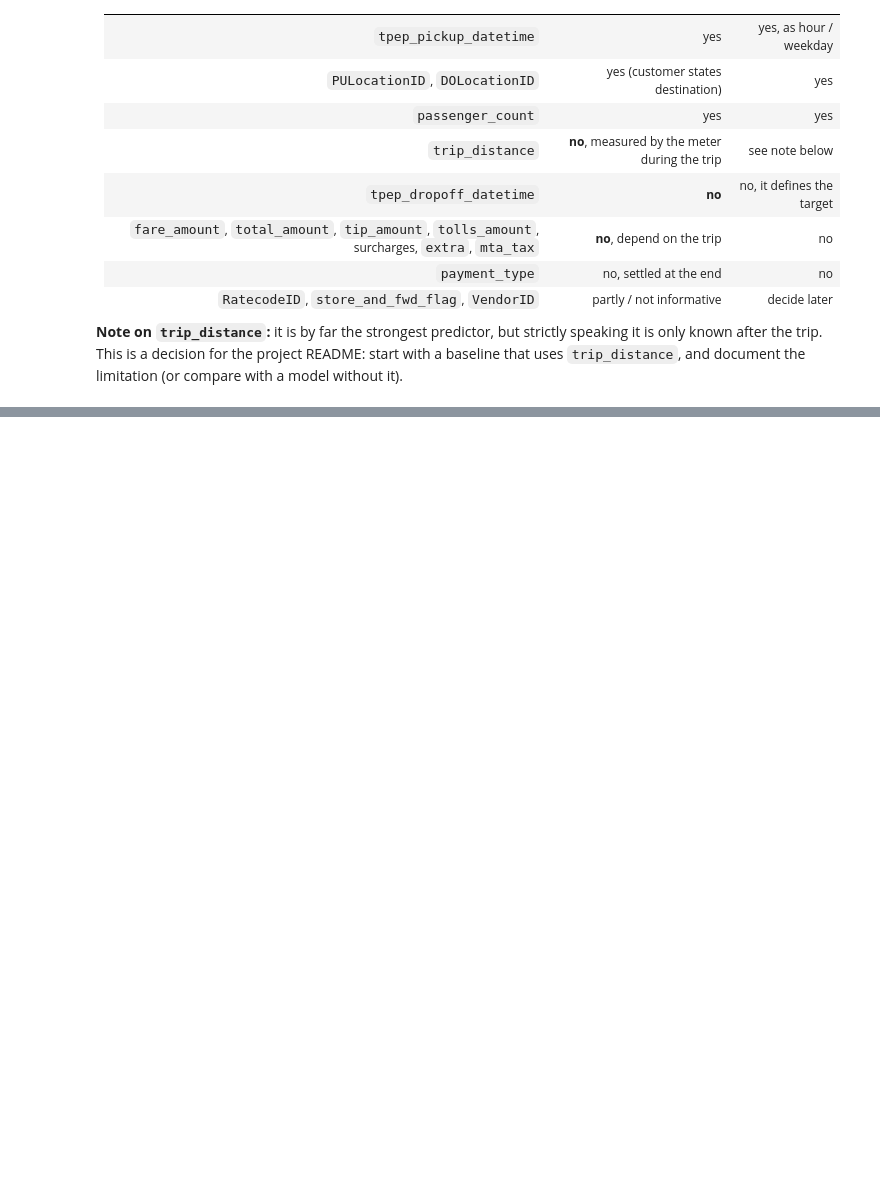
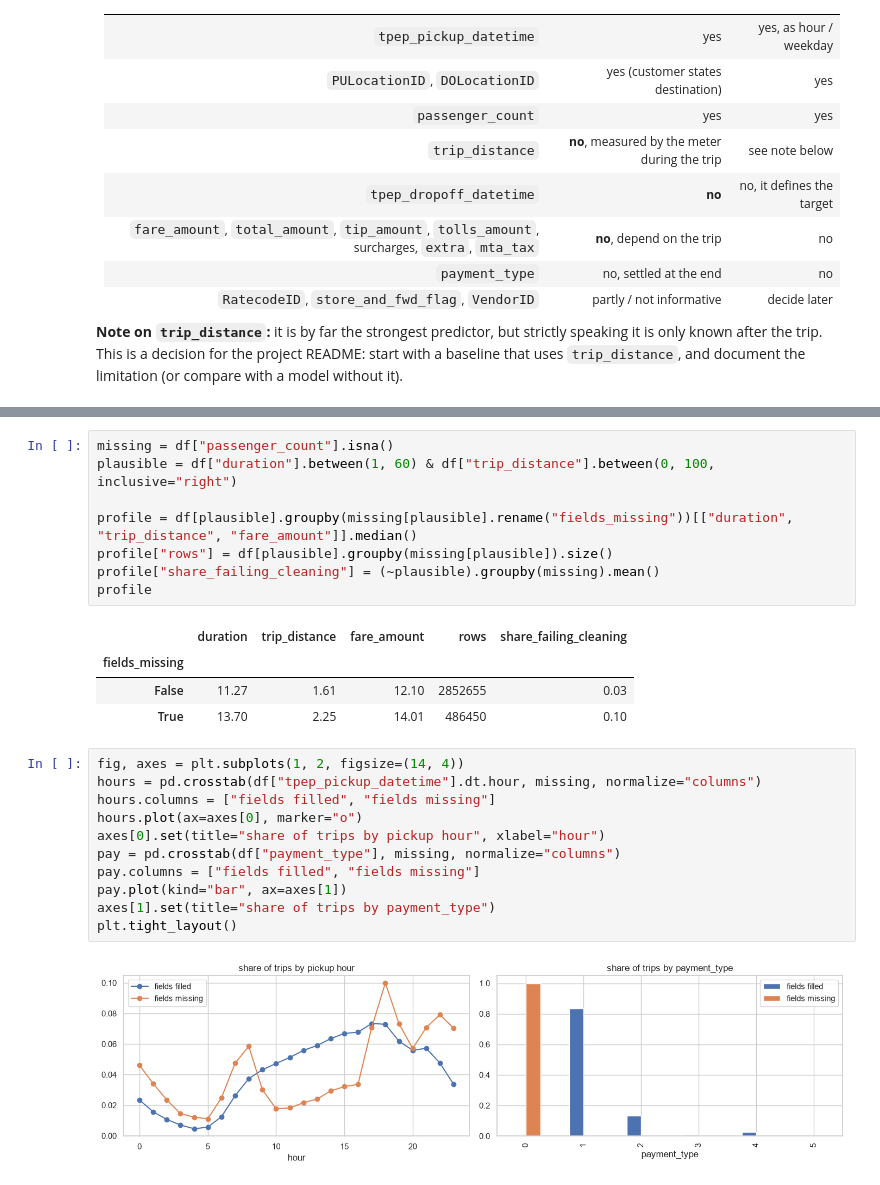
Before and after one commit to FlorianEbner96/NYC-Yellow-Taxi-ML-Deployment-Pipeline, a Jupyter notebook: notebooks/01_explore_yellow_taxi.ipynb, the cells around one changed output, grey strips where cells are left out. Cells and saved outputs as stored; diff of their text form; blank space fills up the shorter version.

```diff
--- a/notebooks/01_explore_yellow_taxi.ipynb
+++ b/notebooks/01_explore_yellow_taxi.ipynb
@@ -197,0 +200,26 @@ The API will be called **before the trip is over**, so it can only send what is
+# %%
+missing = df["passenger_count"].isna()
+plausible = df["duration"].between(1, 60) & df["trip_distance"].between(0, 100, inclusive="right")
+
+profile = df[plausible].groupby(missing[plausible].rename("fields_missing"))[["duration", "trip_distance", "fare_amount"]].median()
+profile["rows"] = df[plausible].groupby(missing[plausible]).size()
+profile["share_failing_cleaning"] = (~plausible).groupby(missing).mean()
+profile
+# %% [output]
+|  | duration | trip_distance | fare_amount | rows | share_failing_cleaning |
+| fields_missing |  |  |  |  |  |
+| False | 11.27 | 1.61 | 12.10 | 2852655 | 0.03 |
+| True | 13.70 | 2.25 | 14.01 | 486450 | 0.10 |
+# %%
+fig, axes = plt.subplots(1, 2, figsize=(14, 4))
+hours = pd.crosstab(df["tpep_pickup_datetime"].dt.hour, missing, normalize="columns")
+hours.columns = ["fields filled", "fields missing"]
+hours.plot(ax=axes[0], marker="o")
+axes[0].set(title="share of trips by pickup hour", xlabel="hour")
+pay = pd.crosstab(df["payment_type"], missing, normalize="columns")
+pay.columns = ["fields filled", "fields missing"]
+pay.plot(kind="bar", ax=axes[1])
+axes[1].set(title="share of trips by payment_type")
+plt.tight_layout()
+# %% [output]
+[figure, added]
```
Also changed, not shown: parts of 10 cells of this notebook, 9 other files.
